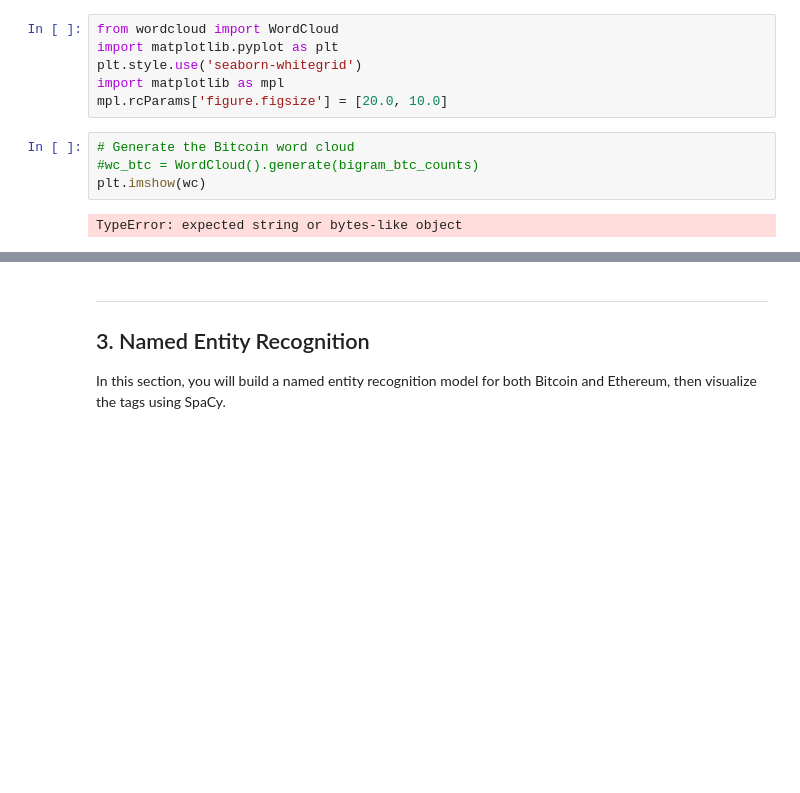
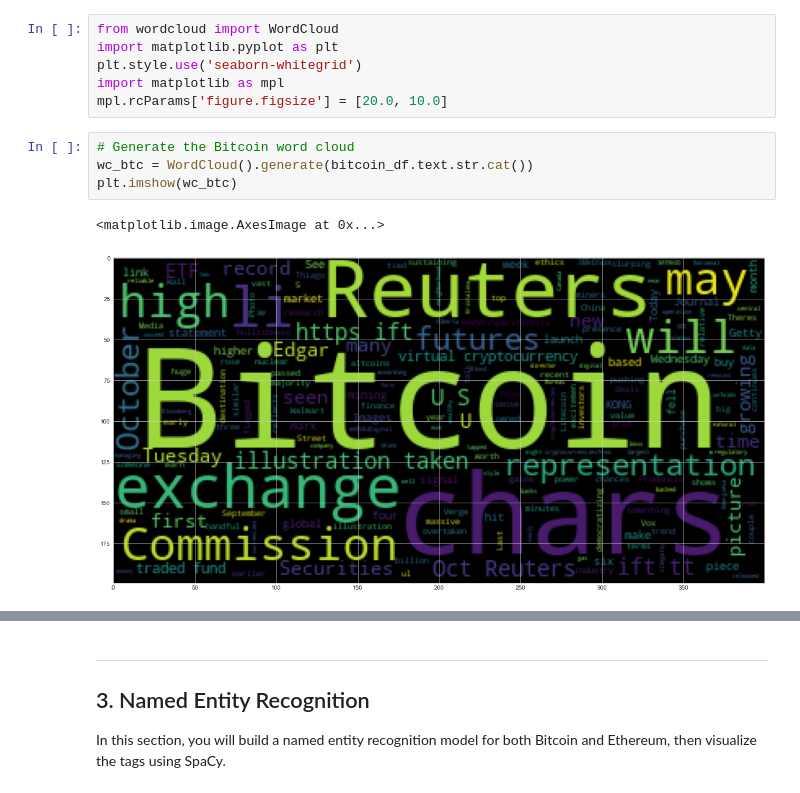
Before and after one commit to Luke-Mac/tales_from_the_crypto, a Jupyter notebook: crypto_sentiment.ipynb, the cells around one changed output, grey strips where cells are left out. Cells and saved outputs as stored; diff of their text form; blank space fills up the shorter version.

```diff
--- a/crypto_sentiment.ipynb
+++ b/crypto_sentiment.ipynb
@@ -341,9 +408,10 @@ import matplotlib as mpl
 mpl.rcParams['figure.figsize'] = [20.0, 10.0]
 # %%
 # Generate the Bitcoin word cloud
-#wc_btc = WordCloud().generate(bigram_btc_counts)
-plt.imshow(wc)
+wc_btc = WordCloud().generate(bitcoin_df.text.str.cat())
+plt.imshow(wc_btc)
 # %% [output]
-TypeError: expected string or bytes-like object
+<matplotlib.image.AxesImage at 0x...>
+[figure, added]
 # %%
 # Generate the Ethereum word cloud
```
Also changed, not shown: parts of 26 cells of this notebook.
